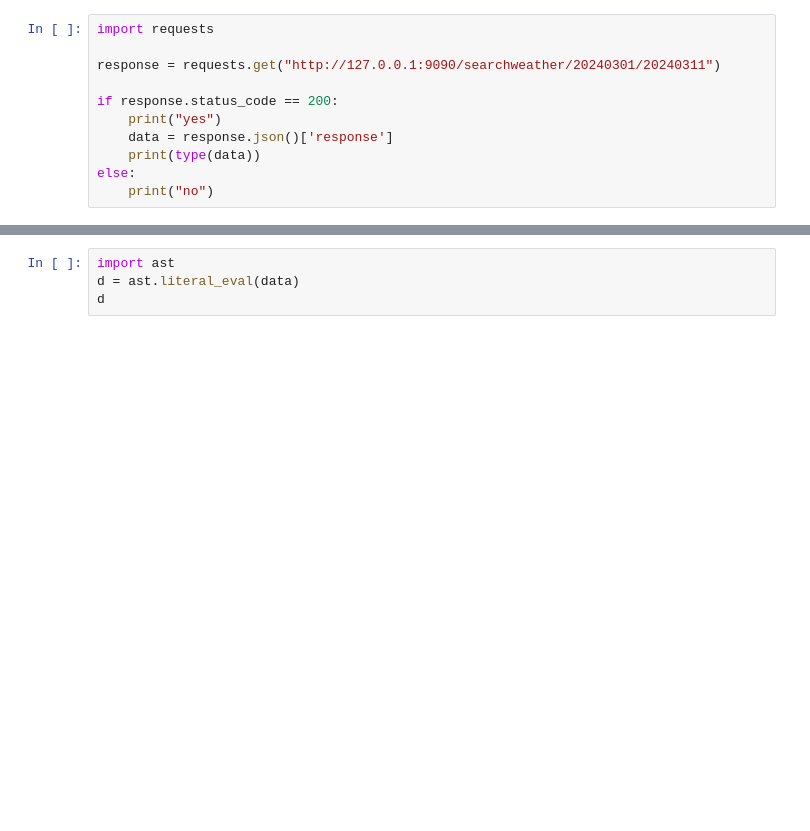
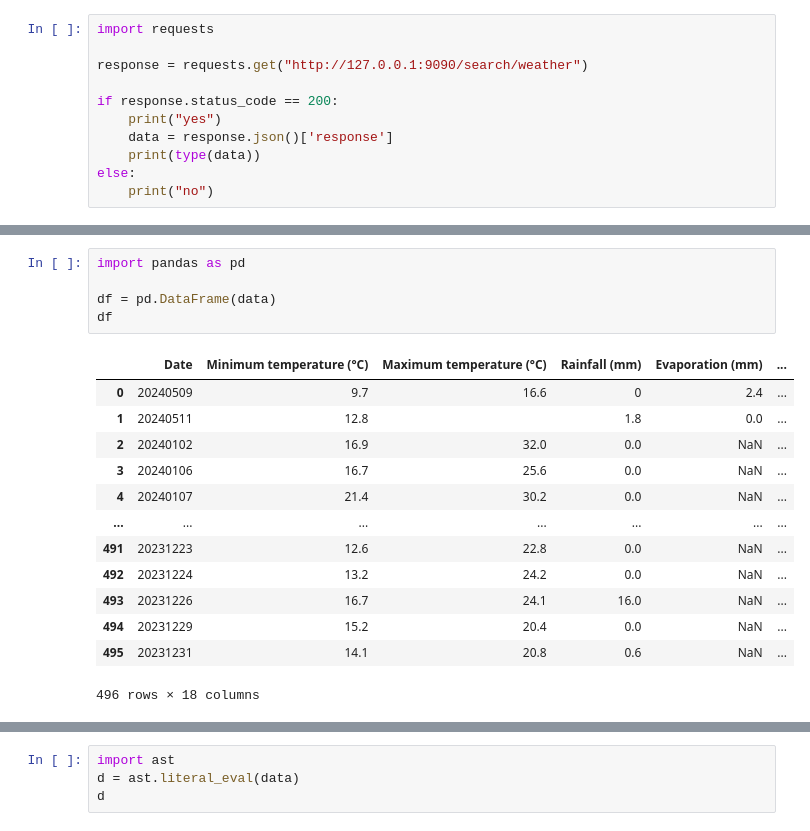
Before and after one commit to YITONGK/CCC_group63_frontend, a Jupyter notebook: test.ipynb, the cells around one changed output, grey strips where cells are left out. Saved outputs shown, nothing was run; the diff lists cells and outputs as text; blank space fills up the shorter version.

Commit message:
updated searchweather

```diff
--- a/test.ipynb
+++ b/test.ipynb
@@ -1,7 +1,7 @@
 # %%
 import requests
 
-response = requests.get("http://127.0.0.1:9090/searchweather/20240301/20240311")
+response = requests.get("http://127.0.0.1:9090/search/weather")
 
 if response.status_code == 200:
     print("yes")
@@ -14,0 +35,19 @@ yes
+# %%
+import pandas as pd
+
+df = pd.DataFrame(data)
+df
+# %% [output]
+|  | Date | Minimum temperature (°C) | Maximum temperature (°C) | Rainfall (mm) | Evaporation (mm) | ... |
+| 0 | 20240509 | 9.7 | 16.6 | 0 | 2.4 | ... |
+| 1 | 20240511 | 12.8 |  | 1.8 | 0.0 | ... |
+| 2 | 20240102 | 16.9 | 32.0 | 0.0 | NaN | ... |
+| 3 | 20240106 | 16.7 | 25.6 | 0.0 | NaN | ... |
+| 4 | 20240107 | 21.4 | 30.2 | 0.0 | NaN | ... |
+| ... | ... | ... | ... | ... | ... | ... |
+| 491 | 20231223 | 12.6 | 22.8 | 0.0 | NaN | ... |
+| 492 | 20231224 | 13.2 | 24.2 | 0.0 | NaN | ... |
+| 493 | 20231226 | 16.7 | 24.1 | 16.0 | NaN | ... |
+| 494 | 20231229 | 15.2 | 20.4 | 0.0 | NaN | ... |
+| 495 | 20231231 | 14.1 | 20.8 | 0.6 | NaN | ... |
+496 rows × 18 columns
```
Also changed, not shown: parts of 6 cells of this notebook, 10 other files.
